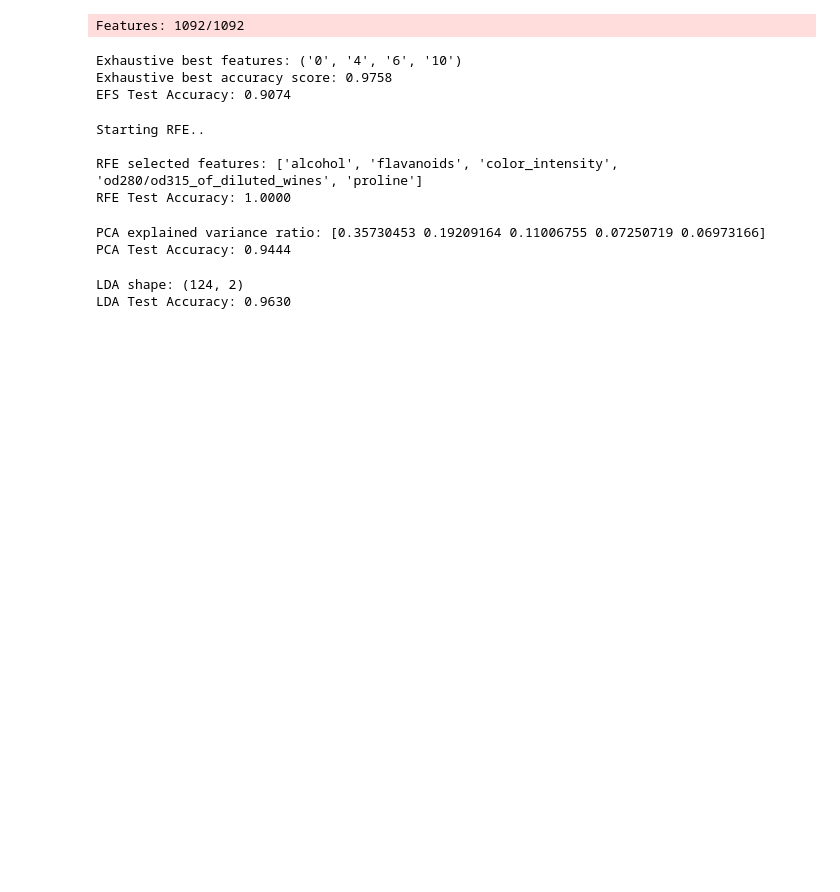
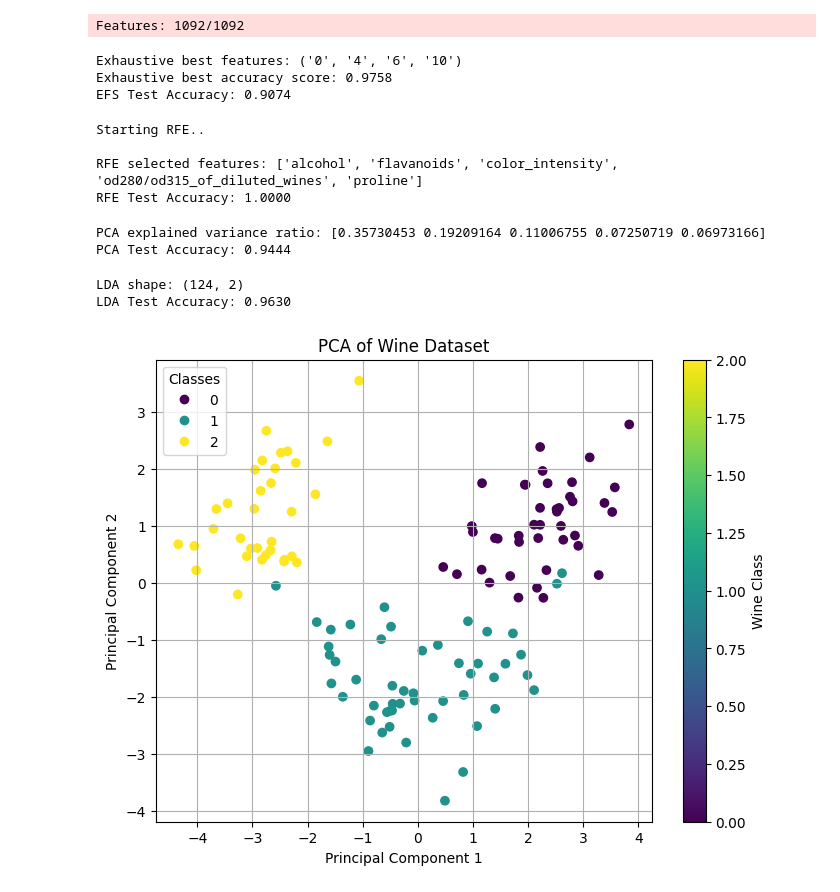
Before and after one commit to Madathanapalleleena/ML_LAB_152, a Jupyter notebook: ML_wrapper.ipynb, the cells around one changed output. Saved outputs shown, nothing was run; the diff lists cells and outputs as text; code cells hidden in the pictures; blank space fills up the shorter version.

```diff
--- a/ML_wrapper.ipynb
+++ b/ML_wrapper.ipynb
@@ -48,13 +48,7 @@ SFS selected features: ('0', '1', '3', '6', '9')
 SFS best accuracy score: 0.9760
 SFS Test Accuracy: 0.9074
 # %%
-bfs = SFS(clf,
-          k_features=5,
-          forward=False,
-          floating=False,
-          scoring='accuracy',
-          cv=3,
-          n_jobs=-1)
+bfs = SFS(clf,k_features=5,forward=False,floating=False,scoring='accuracy',cv=3,n_jobs=-1)
 
 print("Starting BFS...")
 bfs = bfs.fit(x_train_scaled, y_train)
@@ -127,3 +121,18 @@ print("LDA Test Accuracy: %.4f" % clf.score(x_test_lda, y_test))
 # %% [output]
 LDA shape: (124, 2)
 LDA Test Accuracy: 0.9630
+# %%
+import matplotlib.pyplot as plt
+
+# Assuming x_train_pca contains the PCA transformed data
+plt.figure(figsize=(8, 6))
+scatter = plt.scatter(x_train_pca[:, 0], x_train_pca[:, 1], c=y_train, cmap='viridis')
+plt.title('PCA of Wine Dataset')
+plt.xlabel('Principal Component 1')
+plt.ylabel('Principal Component 2')
+plt.legend(*scatter.legend_elements(), title="Classes")
+plt.colorbar(scatter, label='Wine Class')
+plt.grid(True)
+plt.show()
+# %% [output]
+[figure, added]
```
Also changed, not shown: parts of 16 cells of this notebook.
